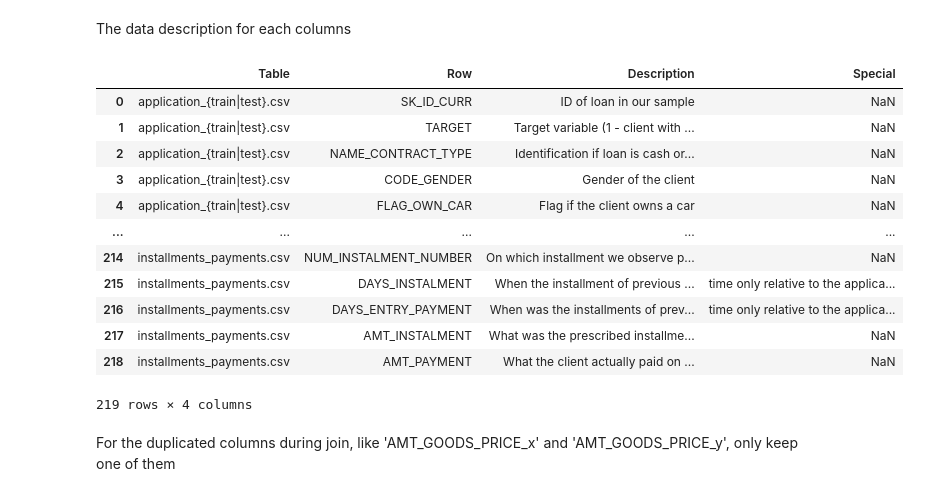
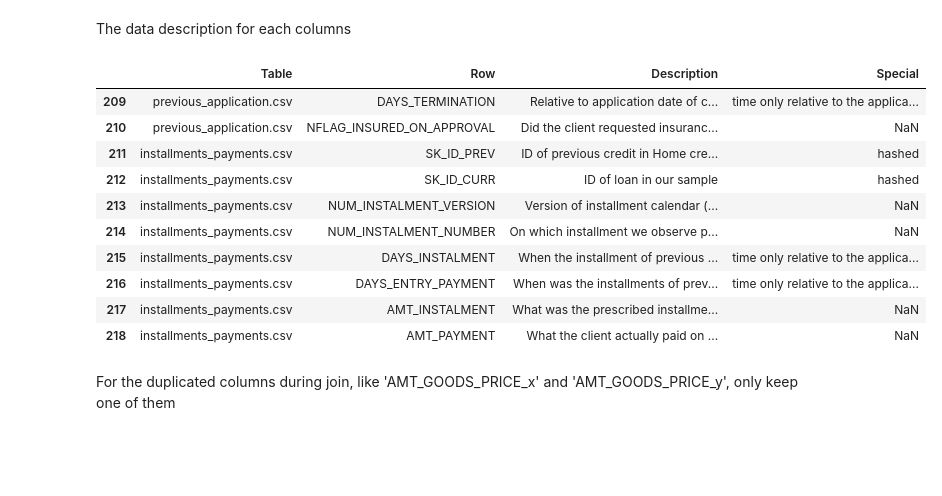
Before and after one commit to WideSu/CreditRiskDetection, a Jupyter notebook: 1.FeatureEngineering.ipynb, the cells around one changed output. Cells and saved outputs as stored; diff of their text form; code cells hidden in the pictures; blank space fills up the shorter version.

```diff
--- a/1.FeatureEngineering.ipynb
+++ b/1.FeatureEngineering.ipynb
@@ -31,21 +31,19 @@ memory usage: 54.7+ MB
 The data description for each columns
 # %%
 data_desc = my_read_csv(data_dir+'HomeCredit_columns_description.csv')
-data_desc
+data_desc.tail(10)
 # %% [output]
 |  | Table | Row | Description | Special |
-| 0 | application_{train|test}.csv | SK_ID_CURR | ID of loan in our sample | NaN |
-| 1 | application_{train|test}.csv | TARGET | Target variable (1 - client with ... | NaN |
-| 2 | application_{train|test}.csv | NAME_CONTRACT_TYPE | Identification if loan is cash or... | NaN |
-| 3 | application_{train|test}.csv | CODE_GENDER | Gender of the client | NaN |
-| 4 | application_{train|test}.csv | FLAG_OWN_CAR | Flag if the client owns a car | NaN |
-| ... | ... | ... | ... | ... |
+| 209 | previous_application.csv | DAYS_TERMINATION | Relative to application date of c... | time only relative to the applica... |
+| 210 | previous_application.csv | NFLAG_INSURED_ON_APPROVAL | Did the client requested insuranc... | NaN |
+| 211 | installments_payments.csv | SK_ID_PREV | ID of previous credit in Home cre... | hashed |
+| 212 | installments_payments.csv | SK_ID_CURR | ID of loan in our sample | hashed |
+| 213 | installments_payments.csv | NUM_INSTALMENT_VERSION | Version of installment calendar (... | NaN |
 | 214 | installments_payments.csv | NUM_INSTALMENT_NUMBER | On which installment we observe p... | NaN |
 | 215 | installments_payments.csv | DAYS_INSTALMENT | When the installment of previous ... | time only relative to the applica... |
 | 216 | installments_payments.csv | DAYS_ENTRY_PAYMENT | When was the installments of prev... | time only relative to the applica... |
 | 217 | installments_payments.csv | AMT_INSTALMENT | What was the prescribed installme... | NaN |
 | 218 | installments_payments.csv | AMT_PAYMENT | What the client actually paid on ... | NaN |
-219 rows × 4 columns
 # %% [markdown]
 For the duplicated columns during join, like 'AMT_GOODS_PRICE_x' and 'AMT_GOODS_PRICE_y', only keep one of them
 # %%
```
Also changed, not shown: parts of 12 cells of this notebook.
